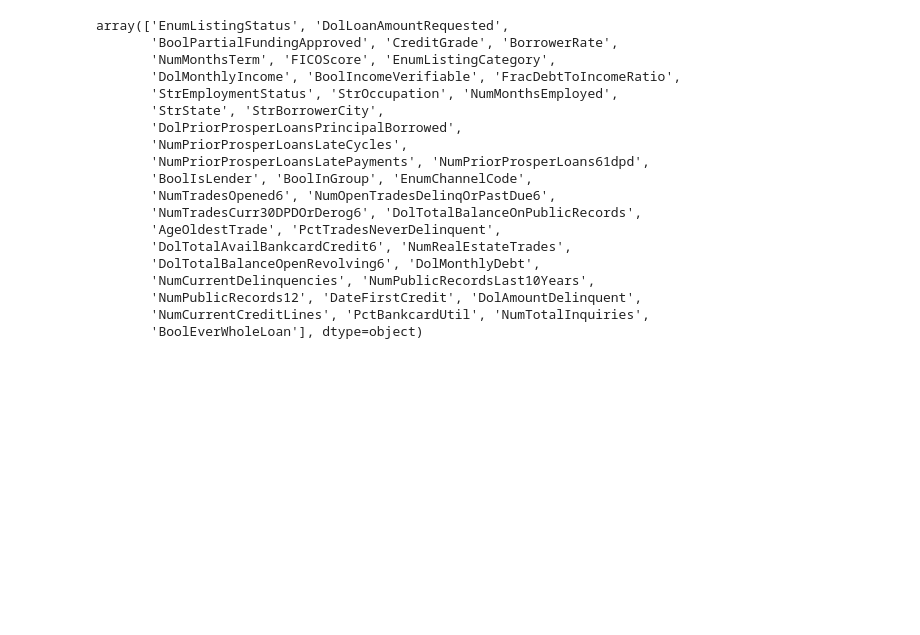
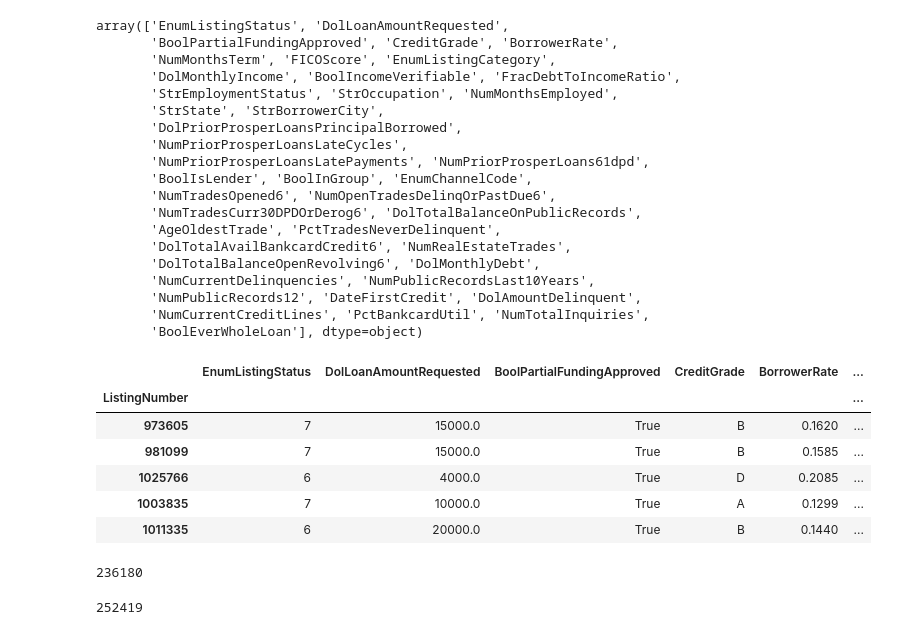
Before and after one commit to magratheazaphod/theorem, a Jupyter notebook: cancel_prediction_scratch.ipynb, the cells around one changed output. Saved outputs shown, nothing was run; the diff lists cells and outputs as text; code cells hidden in the pictures; blank space fills up the shorter version.

```diff
--- a/cancel_prediction_scratch.ipynb
+++ b/cancel_prediction_scratch.ipynb
@@ -412,0 +398,18 @@ NumTradesEver90DPDOrDerog NumDelinquenciesOver60Days
+# %%
+reduced_data.head()
+# %% [output]
+|  | EnumListingStatus | DolLoanAmountRequested | BoolPartialFundingApproved | CreditGrade | BorrowerRate | ... |
+| ListingNumber |  |  |  |  |  | ... |
+| 973605 | 7 | 15000.0 | True | B | 0.1620 | ... |
+| 981099 | 7 | 15000.0 | True | B | 0.1585 | ... |
+| 1025766 | 6 | 4000.0 | True | D | 0.2085 | ... |
+| 1003835 | 7 | 10000.0 | True | A | 0.1299 | ... |
+| 1011335 | 6 | 20000.0 | True | B | 0.1440 | ... |
+# %%
+sum(np.isnan(reduced_data['DolPriorProsperLoansPrincipalBorrowed']))
+# %% [output]
+236180
+# %%
+sum(np.isnan(reduced_data['NumPriorProsperLoans61dpd']))
+# %% [output]
+252419
```
Also changed, not shown: parts of 19 cells of this notebook, 1 other file.
